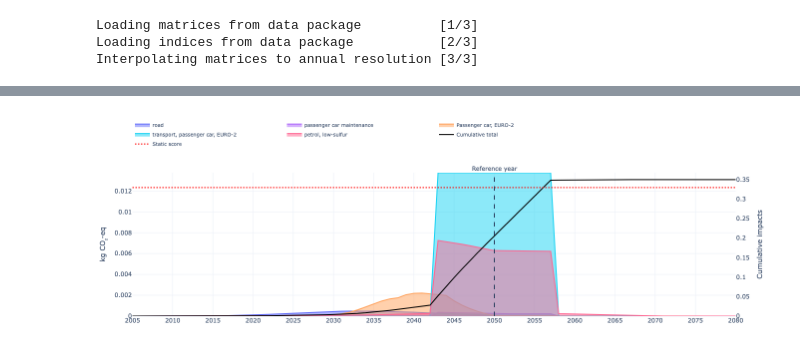
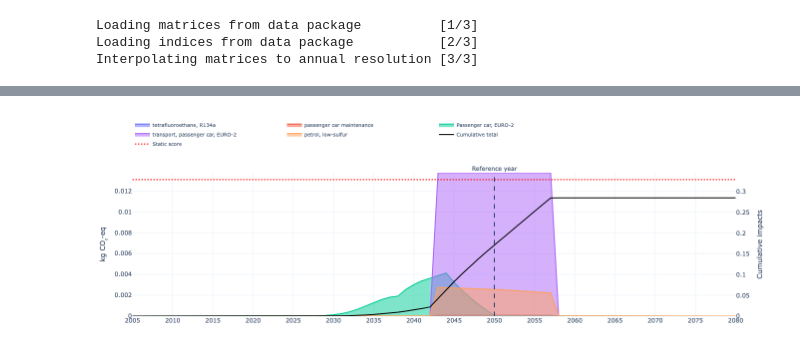
Before and after one commit to Laboratory-for-Energy-Systems-Analysis/trails, a Jupyter notebook: dev/example/ecoinvent example.ipynb, the cells around one changed output, grey strips where cells are left out. Drawn from its saved outputs; the diff is of its cells as text; code cells hidden in the pictures.

```diff
--- a/dev/example/ecoinvent example.ipynb
+++ b/dev/example/ecoinvent example.ipynb
@@ -39,5 +42,4 @@ trails.lca(
 # %%
-ref_year = 2050
 trails.static_lca(
     year=ref_year,
     act_idx=27827,
@@ -104,15 +74,0 @@ array([ 0, 1, 2, ..., 37800, 37801, 37802], shape=(37803,))
-# %%
-import logging
-from trails import Trails, lca, get_lcia_method_names, plot_temporal_scores
-from datapackage import Package
-from trails.logging import configure_trails_logging, trails_log_context
-
-configure_trails_logging(file_level=logging.DEBUG)
-
-#dp = Package("datapackage.json")
-# dp = Package("/Users/romain/GitHub/premise/dev/trails_2026-01-07.zip")
-dp = Package("/Users/romain/GitHub/premise/dev/trails_2025-12-31.zip")
-trails = Trails(dp, interpolate_annual=True)
-
-methods = ["IPCC 2021 - climate change: fossil - global warming potential (GWP100)",]
-#methods = ["IPCC 2021 (incl. biogenic CO2) - climate change: total (incl. biogenic CO2) - global warming potential (GWP100)",]
@@ -123,17 +74,0 @@ Interpolating matrices to annual resolution [3/3]
-# %%
-%%time
-
-ref_year = 2050
-
-trails.lca(
-    start_year=ref_year,
-    start_act_idx=27827,
-    methods=methods,
-    #max_depth=1,
-    max_depth=4,
-    show_progress=True,
-    min_amount=1e-22,
-    attribute_to_roots=True,
-    parallel_years=True,
-    debug=False
-)
@@ -143,34 +75,27 @@ Wall time: 12min 54s
-# %%
-ref_year = 2050
-trails.static_lca(
-    year=ref_year,
-    act_idx=27827,
-    methods=methods,
-)
 # %%
 fig = plot_temporal_scores(
-    results_by_year=trails.characterized_inventory,
+    results_by_year=trails.scores,
     stacked=False,
     legend_top_n=5,
     show_flow_contributions=False,
     trails=trails,
     title="",
     method_label="kg CO₂-eq",
     cumulative=False,
     width=550,
     height=450,
     year_tick=5,
     year_range=(2005, 2080),
     reference_year=ref_year,
     show_cumulative_axis=True,
     cumulative_axis_label="Cumulative impacts",
     legend_y=1.15,
     static_score=trails.static_score,
     static_score_dash= "dot",
     static_score_color= "red",
     #y_max=0.001,
     #y2_max=0.005
 )
 fig.show()
 # %% [output]
-[figure, old version]
+[figure, new version]
```
Also changed, not shown: parts of 6 cells of this notebook, 2 other files.
